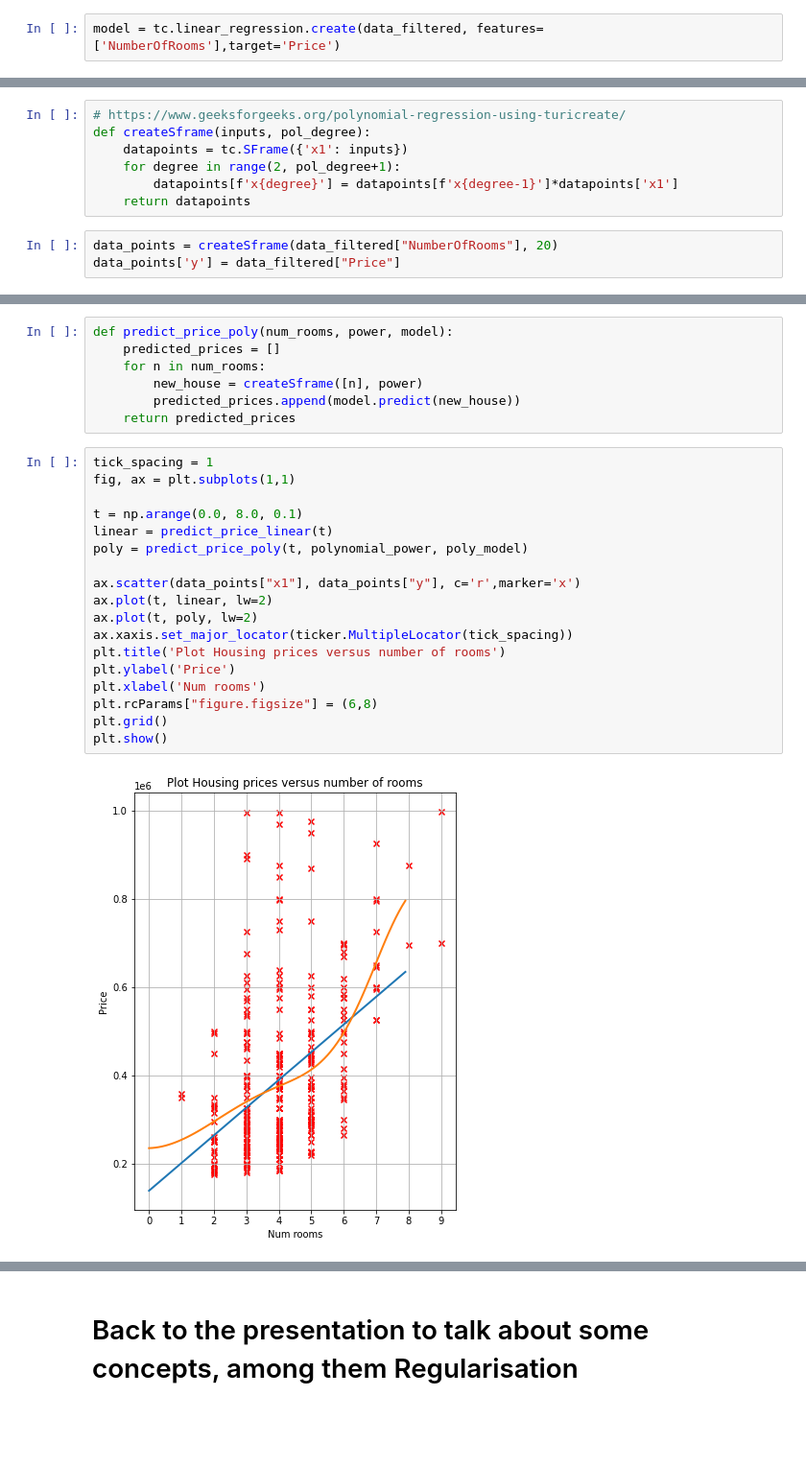
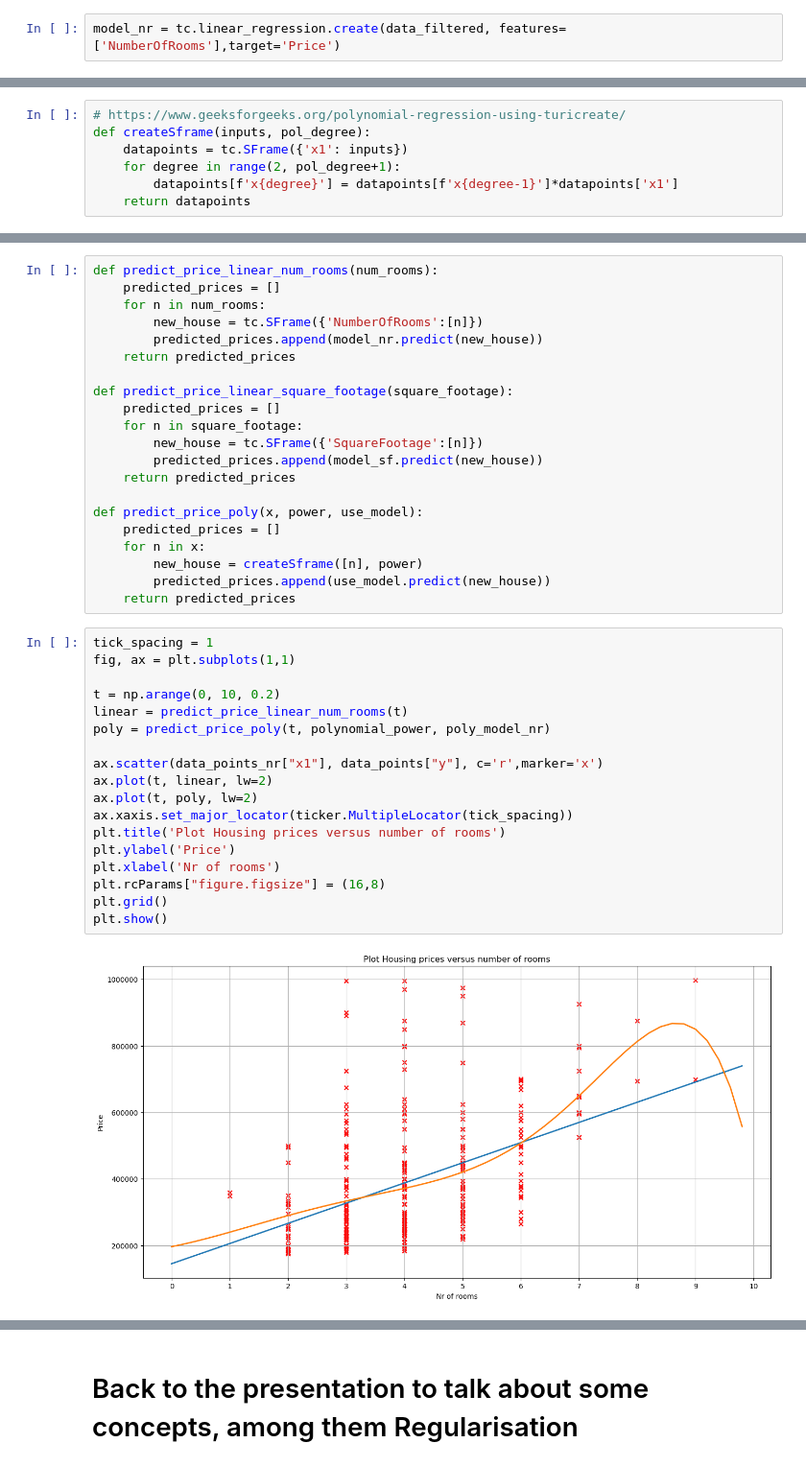
Before and after one commit to jettro/ml-introduction, a Jupyter notebook: 2_linear_regression.ipynb, the cells around one changed output, grey strips where cells are left out. Shown: that part at 96% size. Cells and saved outputs as stored; diff of their text form; blank space fills up the shorter version.

Commit message:
Add square footage to the samples

```diff
--- a/2_linear_regression.ipynb
+++ b/2_linear_regression.ipynb
@@ -134,5 +128,5 @@ You can use print_rows(num_rows=m, num_columns=n) to print more rows and columns
 # %%
-model = tc.linear_regression.create(data_filtered, features=['NumberOfRooms'],target='Price')
+model_nr = tc.linear_regression.create(data_filtered, features=['NumberOfRooms'],target='Price')
 # %% [output]
 PROGRESS: Creating a validation set from 5 percent of training data. This may take a while.
           You can set ``validation_set=None`` to disable validation tracking.
@@ -182,6 +196,3 @@ def createSframe(inputs, pol_degree):
     for degree in range(2, pol_degree+1):
         datapoints[f'x{degree}'] = datapoints[f'x{degree-1}']*datapoints['x1']
     return datapoints
-# %%
-data_points = createSframe(data_filtered["NumberOfRooms"], 20)
-data_points['y'] = data_filtered["Price"]
@@ -273,27 +296,41 @@ def predict_price_linear(num_rooms):
-# %%
-def predict_price_poly(num_rooms, power, model):
-    predicted_prices = []
-    for n in num_rooms:
-        new_house = createSframe([n], power)
-        predicted_prices.append(model.predict(new_house))
-    return predicted_prices
+# %%
+def predict_price_linear_num_rooms(num_rooms):
+    predicted_prices = []
+    for n in num_rooms:
+        new_house = tc.SFrame({'NumberOfRooms':[n]})
+        predicted_prices.append(model_nr.predict(new_house))
+    return predicted_prices
+
+def predict_price_linear_square_footage(square_footage):
+    predicted_prices = []
+    for n in square_footage:
+        new_house = tc.SFrame({'SquareFootage':[n]})
+        predicted_prices.append(model_sf.predict(new_house))
+    return predicted_prices
+
+def predict_price_poly(x, power, use_model):
+    predicted_prices = []
+    for n in x:
+        new_house = createSframe([n], power)
+        predicted_prices.append(use_model.predict(new_house))
+    return predicted_prices
 # %%
 tick_spacing = 1
 fig, ax = plt.subplots(1,1)
 
-t = np.arange(0.0, 8.0, 0.1)
-linear = predict_price_linear(t)
-poly = predict_price_poly(t, polynomial_power, poly_model)
+t = np.arange(0, 10, 0.2)
+linear = predict_price_linear_num_rooms(t)
+poly = predict_price_poly(t, polynomial_power, poly_model_nr)
 
-ax.scatter(data_points["x1"], data_points["y"], c='r',marker='x')
+ax.scatter(data_points_nr["x1"], data_points["y"], c='r',marker='x')
 ax.plot(t, linear, lw=2)
 ax.plot(t, poly, lw=2)
 ax.xaxis.set_major_locator(ticker.MultipleLocator(tick_spacing))
 plt.title('Plot Housing prices versus number of rooms')
 plt.ylabel('Price')
-plt.xlabel('Num rooms')
-plt.rcParams["figure.figsize"] = (6,8)
+plt.xlabel('Nr of rooms')
+plt.rcParams["figure.figsize"] = (16,8)
 plt.grid()
 plt.show()
 # %% [output]
-[figure, old version]
+[figure, new version]
```
Also changed, not shown: parts of 34 cells of this notebook.
